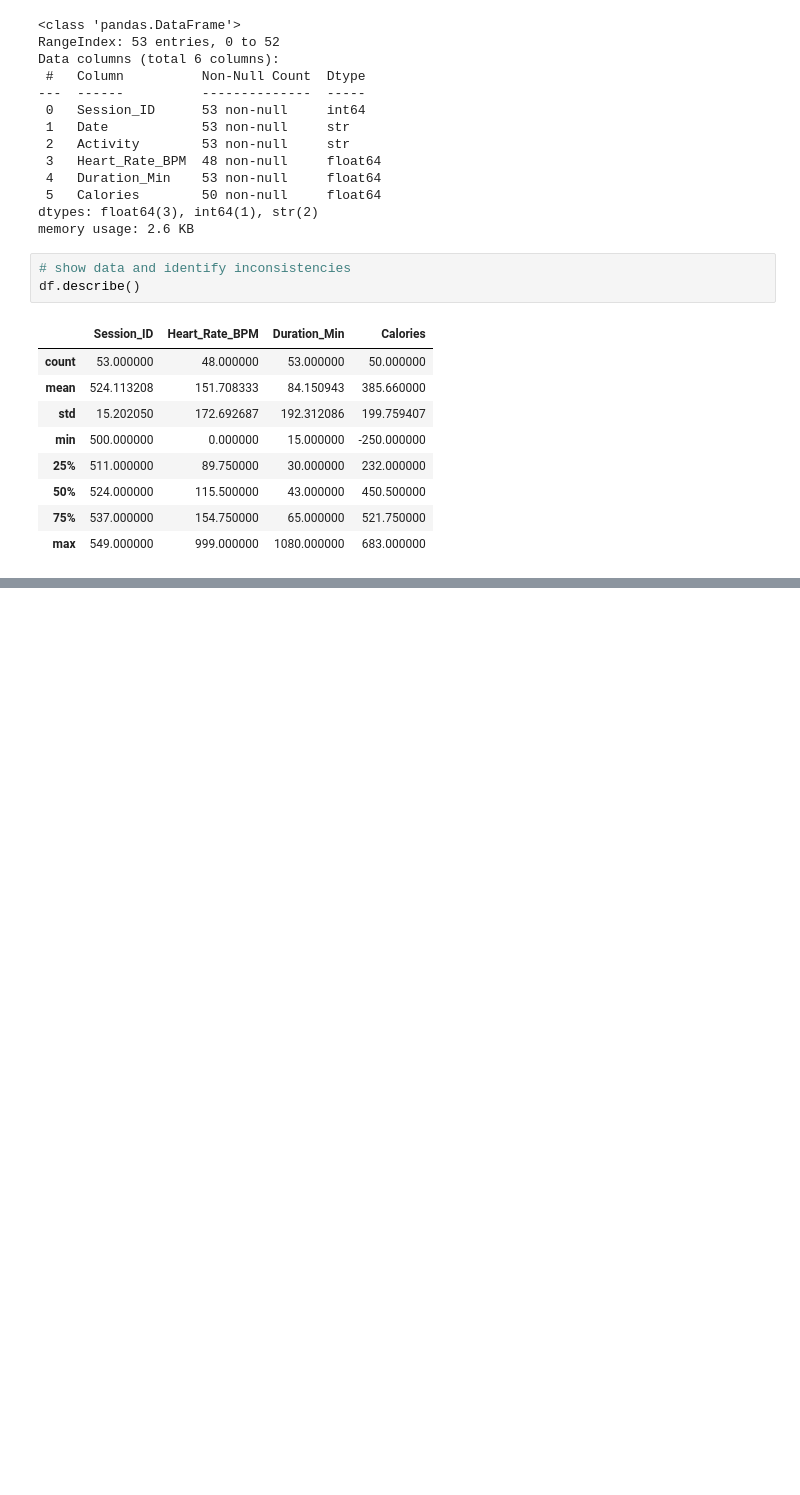
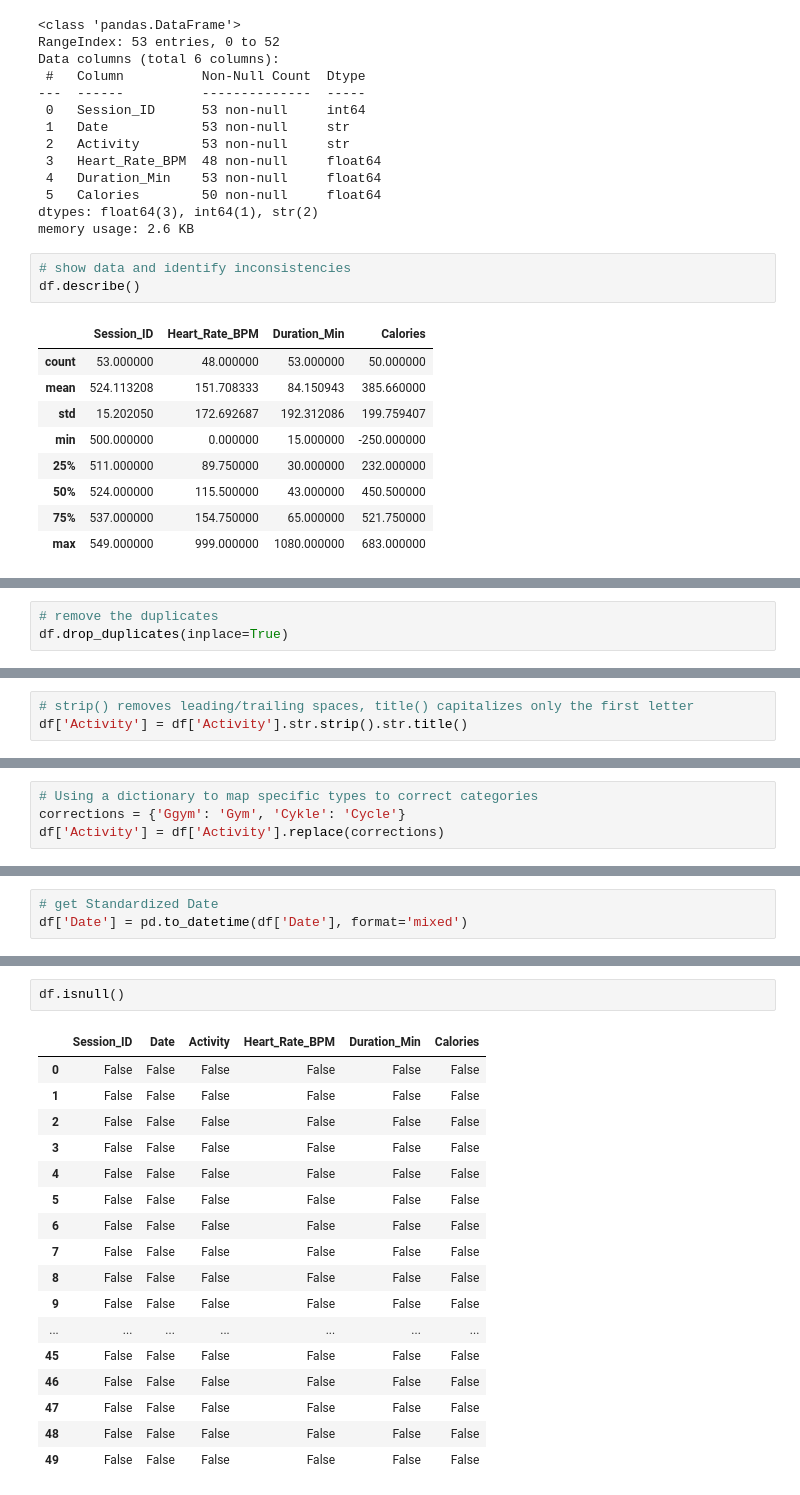
Before and after one commit to zcalifornia-ph/codex-labs-1.0, a Jupyter notebook: codex-labs/data cleaning.ipynb, the cells around one changed output, grey strips where cells are left out. Saved outputs shown, nothing was run; the diff lists cells and outputs as text; blank space fills up the shorter version.

```diff
--- a/codex-labs/data cleaning.ipynb
+++ b/codex-labs/data cleaning.ipynb
@@ -77,0 +131,3 @@ df.describe()
+# %%
+# remove the duplicates
+df.drop_duplicates(inplace=True)
@@ -77,0 +140,3 @@ df.describe()
+# %%
+# strip() removes leading/trailing spaces, title() capitalizes only the first letter
+df['Activity'] = df['Activity'].str.strip().str.title()
@@ -77,0 +149,4 @@ df.describe()
+# %%
+# Using a dictionary to map specific types to correct categories
+corrections = {'Ggym': 'Gym', 'Cykle': 'Cycle'}
+df['Activity'] = df['Activity'].replace(corrections)
@@ -77,0 +159,3 @@ df.describe()
+# %%
+# get Standardized Date
+df['Date'] = pd.to_datetime(df['Date'], format='mixed')
@@ -77,0 +201,20 @@ df.describe()
+# %%
+df.isnull()
+# %% [output]
+|  | Session_ID | Date | Activity | Heart_Rate_BPM | Duration_Min | Calories |
+| 0 | False | False | False | False | False | False |
+| 1 | False | False | False | False | False | False |
+| 2 | False | False | False | False | False | False |
+| 3 | False | False | False | False | False | False |
+| 4 | False | False | False | False | False | False |
+| 5 | False | False | False | False | False | False |
+| 6 | False | False | False | False | False | False |
+| 7 | False | False | False | False | False | False |
+| 8 | False | False | False | False | False | False |
+| 9 | False | False | False | False | False | False |
+| ... | ... | ... | ... | ... | ... | ... |
+| 45 | False | False | False | False | False | False |
+| 46 | False | False | False | False | False | False |
+| 47 | False | False | False | False | False | False |
+| 48 | False | False | False | False | False | False |
+| 49 | False | False | False | False | False | False |
```
Also changed, not shown: parts of 10 cells of this notebook, 5 other files.
